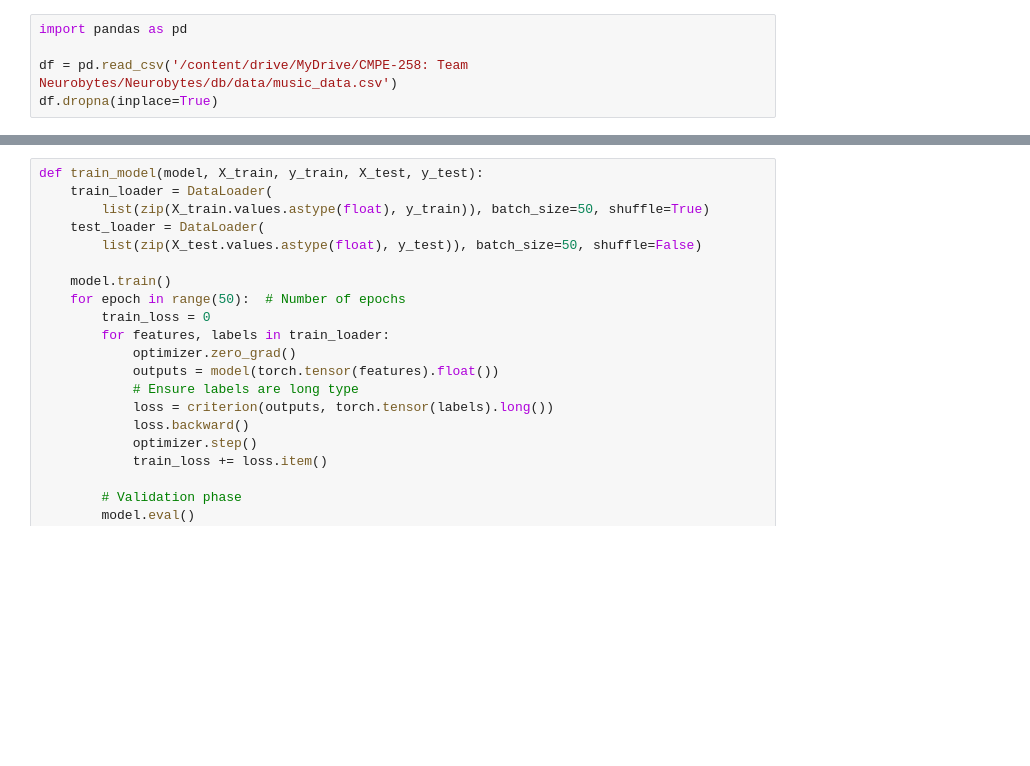
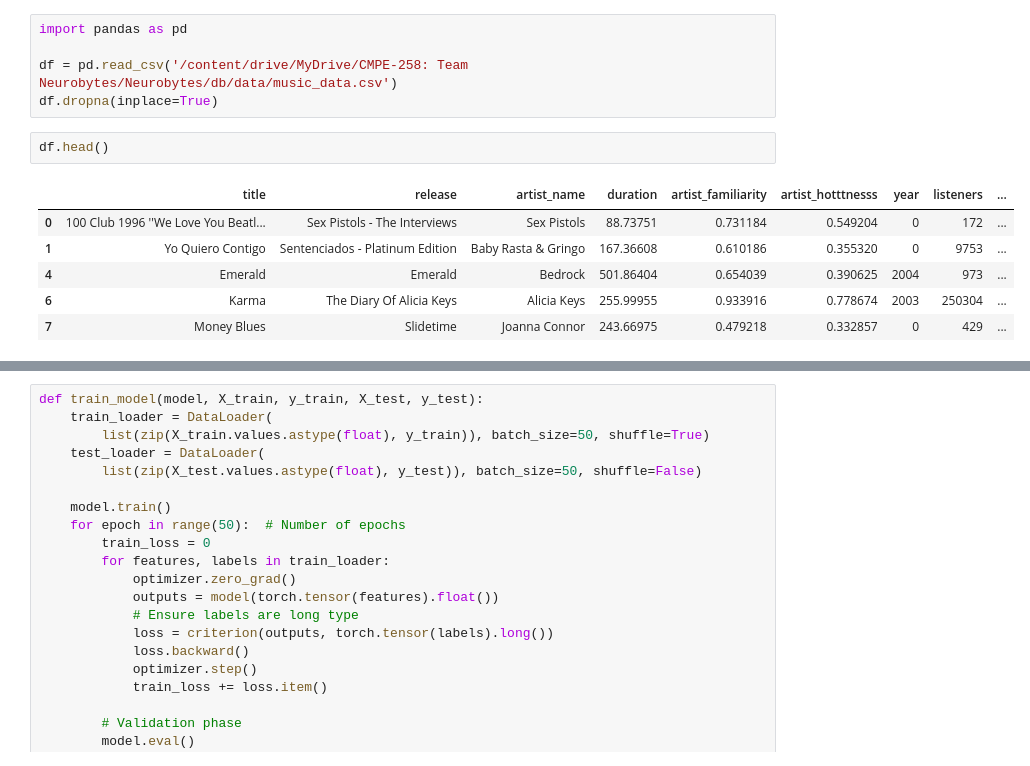
Before and after one commit to Bryan-Az/Neurobytes, a Jupyter notebook: mlops/notebooks/model_training.ipynb, the cells around one changed output, grey strips where cells are left out. Cells and saved outputs as stored; diff of their text form; blank space fills up the shorter version.

```diff
--- a/mlops/notebooks/model_training.ipynb
+++ b/mlops/notebooks/model_training.ipynb
@@ -194,6 +204,15 @@ import pandas as pd
 
 df = pd.read_csv('/content/drive/MyDrive/CMPE-258: Team Neurobytes/Neurobytes/db/data/music_data.csv')
 df.dropna(inplace=True)
+# %%
+df.head()
+# %% [output]
+|  | title | release | artist_name | duration | artist_familiarity | artist_hotttnesss | year | listeners | ... |
+| 0 | 100 Club 1996 ''We Love You Beatl... | Sex Pistols - The Interviews | Sex Pistols | 88.73751 | 0.731184 | 0.549204 | 0 | 172 | ... |
+| 1 | Yo Quiero Contigo | Sentenciados - Platinum Edition | Baby Rasta & Gringo | 167.36608 | 0.610186 | 0.355320 | 0 | 9753 | ... |
+| 4 | Emerald | Emerald | Bedrock | 501.86404 | 0.654039 | 0.390625 | 2004 | 973 | ... |
+| 6 | Karma | The Diary Of Alicia Keys | Alicia Keys | 255.99955 | 0.933916 | 0.778674 | 2003 | 250304 | ... |
+| 7 | Money Blues | Slidetime | Joanna Connor | 243.66975 | 0.479218 | 0.332857 | 0 | 429 | ... |
 # %%
 import pandas as pd
 import torch
```
Also changed, not shown: parts of 24 cells of this notebook, 1 other file.
